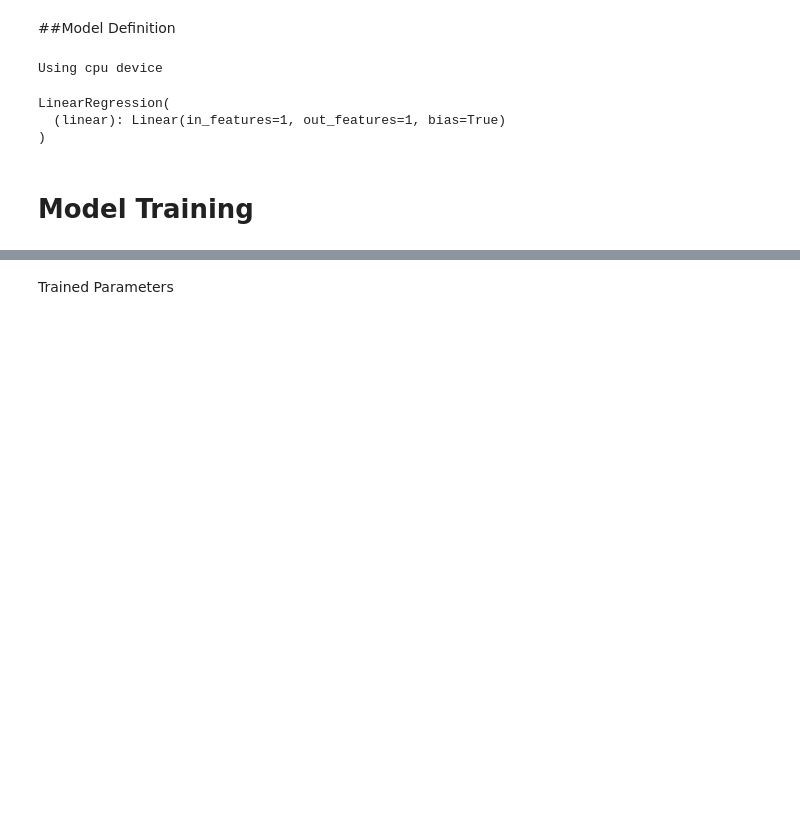
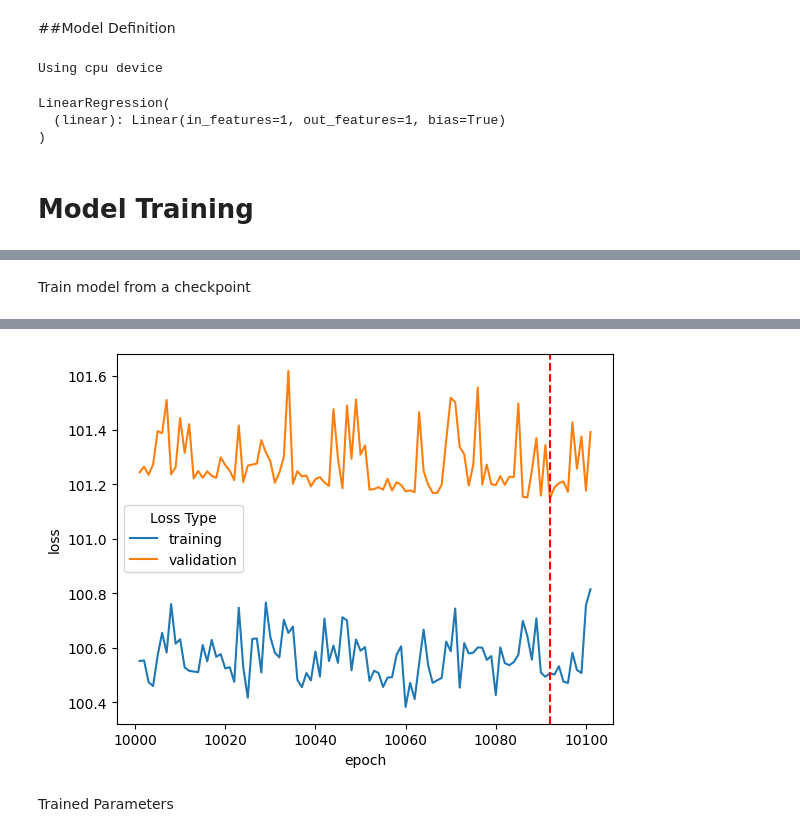
Before and after one commit to aroonalok/deep-learning-foundations, a Jupyter notebook: linear_regression.ipynb, the cells around one changed output, grey strips where cells are left out. Drawn from its saved outputs; the diff is of its cells as text; code cells hidden in the pictures; blank space fills up the shorter version.

```diff
--- a/linear_regression.ipynb
+++ b/linear_regression.ipynb
@@ -215,0 +251,54 @@ Training complete at [Epoch 10159/50000] final training loss: 100.52455485950817
+# %% [markdown]
+Train model from a checkpoint
+# %%
+checkpoint_path = "./model.tar"
+
+model = LinearRegression().to(device)
+loss_fn = nn.MSELoss()
+optimizer = torch.optim.Adam(model.parameters(), lr=1e-3)
+
+ckpt_epoch, ckpt_training_loss = load_model_checkpoint(checkpoint_path, model, optimizer)
+
+print(f"[Model Loaded] Epoch = {ckpt_epoch}, Training Loss = {ckpt_training_loss}")
+
+logging.basicConfig(filename='./linear_regression.log',
+                    encoding='utf-8',
+                    level=logging.DEBUG,
+                    format='%(asctime)s - %(name)s - %(levelname)s - %(message)s',
+                    datefmt='%m/%d/%Y %H:%M:%S',
+                    # Resets any previous configuration
+                    force=True)
+
+early_stopping = EarlyStopping(patience=100,
+                               min_progress_delta=1e-1,
+                               path="./model.ckpt")
+
+STOP_TRAINING = False
+
+# More epochs to train.
+max_epoch = 1000
+print_every_n = 500
+save_ckpt_every_n = 500
+
+loss_curve = []
+
+max_epoch += ckpt_epoch
+epoch = ckpt_epoch+1
+
+while epoch <= max_epoch and not STOP_TRAINING:
+  training_loss = train(train_dataloader, model, loss_fn, optimizer)
+  validation_loss = validate(validation_dataloader, model, loss_fn)
+  loss_curve.append([epoch,training_loss,validation_loss])
+  # Print the first epoch metric and then print_every_n epochs
+  if epoch==1 or (epoch)%print_every_n == 0:
+    print(f"[Epoch {epoch}/{max_epoch}] training loss: {training_loss} | validation loss: {validation_loss}")
+  # Save model checkpoint every save_ckpt_every_n epochs
+  if (epoch)%save_ckpt_every_n == 0:
+    print(f"[Checkpoint] Saving model checkpoint @ Epoch = {epoch}, Loss = {training_loss}")
+    save_model_checkpoint(epoch, model, optimizer, training_loss, "./model.tar")
+  early_stopping(validation_loss, model, stop_training_callback)
+  epoch += 1
+print(f"Training complete at [Epoch {epoch-1}/{max_epoch}] final training loss: {training_loss} | final validation loss: {validation_loss}")
+loss_curve = np.asarray(loss_curve, dtype=np.float32)
+plot_loss(loss_curve)
+# %% [output]
@@ -216,3 +308,4 @@ Training complete at [Epoch 10159/50000] final training loss: 100.52455485950817
+[figure, added]
 # %% [markdown]
 Trained Parameters
 # %%
```
Also changed, not shown: parts of 9 cells of this notebook.
